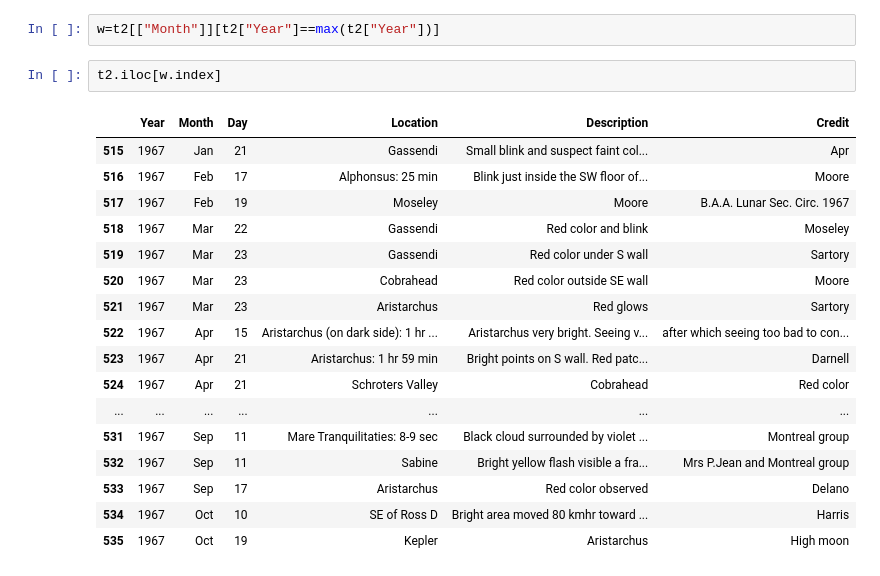
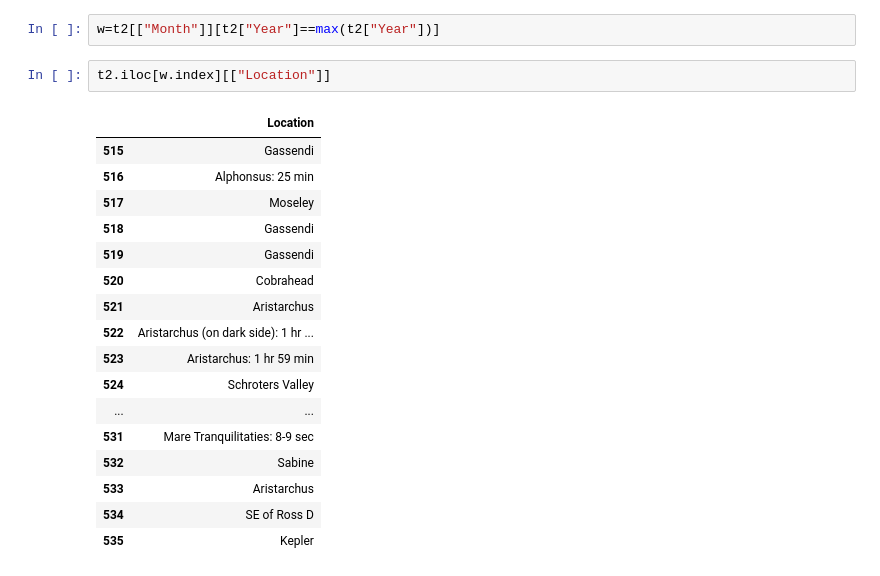
Before and after one commit to Yash621/Ml-dL-Assignments, a Jupyter notebook: pandas/Untitled.ipynb, the cells around one changed output. Cells and saved outputs as stored; diff of their text form.

```diff
--- a/pandas/Untitled.ipynb
+++ b/pandas/Untitled.ipynb
@@ -202,22 +202,22 @@ t2
 # %%
 w=t2[["Month"]][t2["Year"]==max(t2["Year"])]
 # %%
-t2.iloc[w.index]
+t2.iloc[w.index][["Location"]]
 # %% [output]
-|  | Year | Month | Day | Location | Description | Credit |
-| 515 | 1967 | Jan | 21 | Gassendi | Small blink and suspect faint col... | Apr |
-| 516 | 1967 | Feb | 17 | Alphonsus: 25 min | Blink just inside the SW floor of... | Moore |
-| 517 | 1967 | Feb | 19 | Moseley | Moore | B.A.A. Lunar Sec. Circ. 1967 |
-| 518 | 1967 | Mar | 22 | Gassendi | Red color and blink | Moseley |
-| 519 | 1967 | Mar | 23 | Gassendi | Red color under S wall | Sartory |
-| 520 | 1967 | Mar | 23 | Cobrahead | Red color outside SE wall | Moore |
-| 521 | 1967 | Mar | 23 | Aristarchus | Red glows | Sartory |
-| 522 | 1967 | Apr | 15 | Aristarchus (on dark side): 1 hr ... | Aristarchus very bright. Seeing v... | after which seeing too bad to con... |
-| 523 | 1967 | Apr | 21 | Aristarchus: 1 hr 59 min | Bright points on S wall. Red patc... | Darnell |
-| 524 | 1967 | Apr | 21 | Schroters Valley | Cobrahead | Red color |
-| ... | ... | ... | ... | ... | ... | ... |
-| 531 | 1967 | Sep | 11 | Mare Tranquilitaties: 8-9 sec | Black cloud surrounded by violet ... | Montreal group |
-| 532 | 1967 | Sep | 11 | Sabine | Bright yellow flash visible a fra... | Mrs P.Jean and Montreal group |
-| 533 | 1967 | Sep | 17 | Aristarchus | Red color observed | Delano |
-| 534 | 1967 | Oct | 10 | SE of Ross D | Bright area moved 80 kmhr toward ... | Harris |
-| 535 | 1967 | Oct | 19 | Kepler | Aristarchus | High moon |
+|  | Location |
+| 515 | Gassendi |
+| 516 | Alphonsus: 25 min |
+| 517 | Moseley |
+| 518 | Gassendi |
+| 519 | Gassendi |
+| 520 | Cobrahead |
+| 521 | Aristarchus |
+| 522 | Aristarchus (on dark side): 1 hr ... |
+| 523 | Aristarchus: 1 hr 59 min |
+| 524 | Schroters Valley |
+| ... | ... |
+| 531 | Mare Tranquilitaties: 8-9 sec |
+| 532 | Sabine |
+| 533 | Aristarchus |
+| 534 | SE of Ross D |
+| 535 | Kepler |
```
Also changed, not shown: 1 other file.
